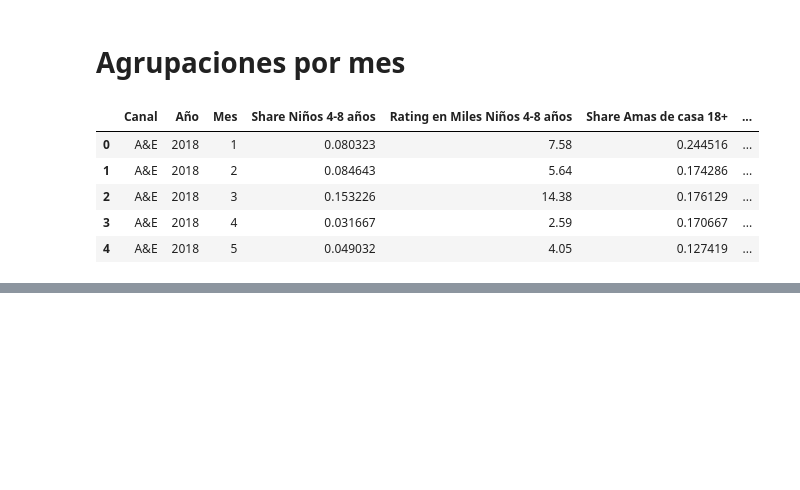
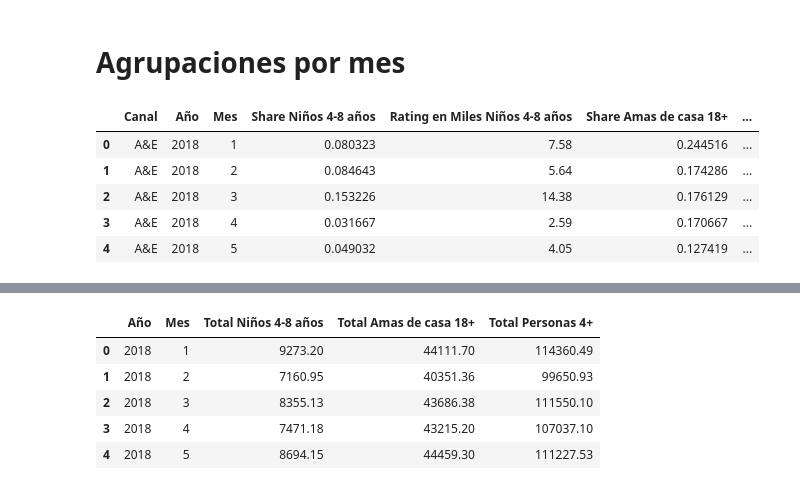
Before and after one commit to juandnn/pruebaWBD, a Jupyter notebook: exploracion.ipynb, the cells around one changed output, grey strips where cells are left out. Saved outputs shown, nothing was run; the diff lists cells and outputs as text; code cells hidden in the pictures; blank space fills up the shorter version.

Commit message:
totales discovey kids

```diff
--- a/exploracion.ipynb
+++ b/exploracion.ipynb
@@ -114,3 +136,25 @@ df_grouped.head()
 # subir csv a la carpeta /src/data
 
 df_grouped.to_csv('src/data/panorama_tv_infantil_agrupado_mes.csv', index=False)
+# %%
+# Agrupación audiencia máxima por mes para Discovery Kids
+
+df_discovery_kids = df[df['Canal'] == 'Discovery Kids'].copy()
+df_discovery_kids['Total Niños 4-8 años'] = df_discovery_kids['Rating en Miles Niños 4-8 años'] / (df_discovery_kids['Share Niños 4-8 años'] / 100)
+df_discovery_kids['Total Amas de casa 18+'] = df_discovery_kids['Rating en Miles Amas de casa 18+'] / (df_discovery_kids['Share Amas de casa 18+'] / 100)
+df_discovery_kids['Total Personas 4+'] = df_discovery_kids['Rating en Miles Personas 4+'] / (df_discovery_kids['Share Personas 4+'] / 100)
+
+df_totalesDiscovery = df_discovery_kids.groupby(['Año', 'Mes']).agg({
+    'Total Niños 4-8 años': 'sum',
+    'Total Amas de casa 18+': 'sum',
+    'Total Personas 4+': 'sum'
+}).reset_index().round(2)
+
+df_totalesDiscovery.head()
+# %% [output]
+|  | Año | Mes | Total Niños 4-8 años | Total Amas de casa 18+ | Total Personas 4+ |
+| 0 | 2018 | 1 | 9273.20 | 44111.70 | 114360.49 |
+| 1 | 2018 | 2 | 7160.95 | 40351.36 | 99650.93 |
+| 2 | 2018 | 3 | 8355.13 | 43686.38 | 111550.10 |
+| 3 | 2018 | 4 | 7471.18 | 43215.20 | 107037.10 |
+| 4 | 2018 | 5 | 8694.15 | 44459.30 | 111227.53 |
```
Also changed, not shown: parts of 2 cells of this notebook, 1 other file.
